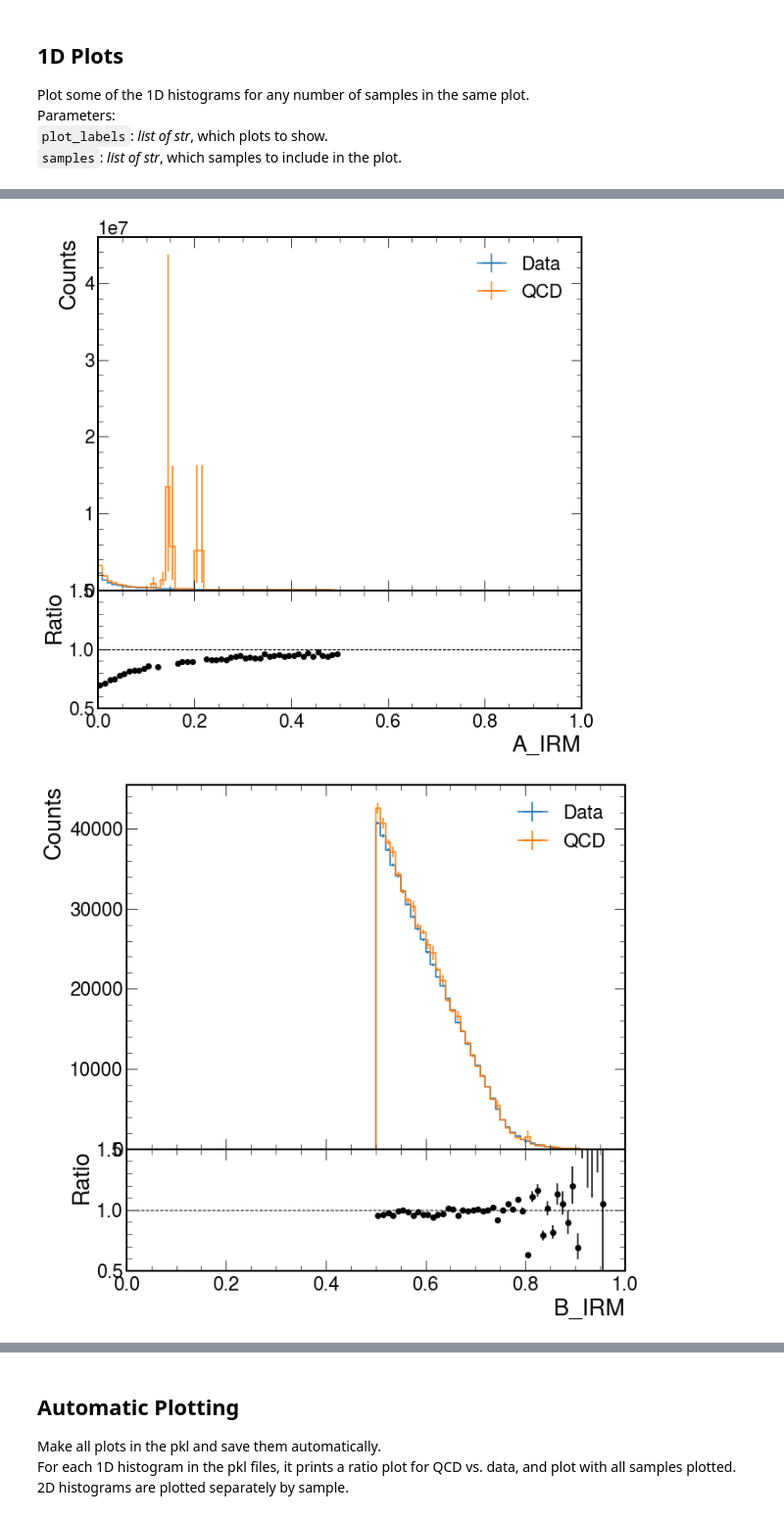
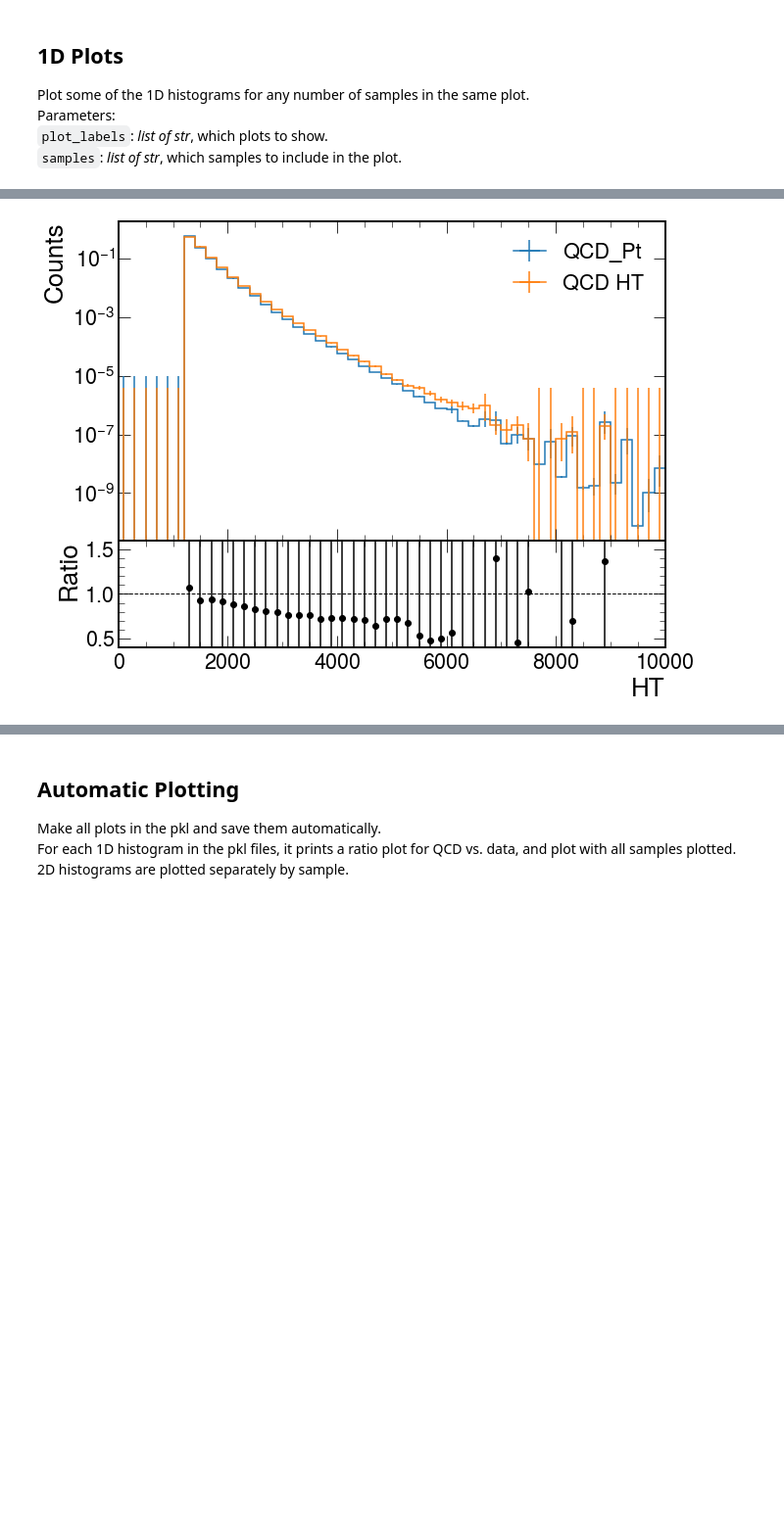
Before and after one commit to SUEPPhysics/SUEPCoffea_dask, a Jupyter notebook: plotting/plot.ipynb, the cells around one changed output, grey strips where cells are left out. Shown at 98% size. Drawn from its saved outputs; the diff is of its cells as text; code cells hidden in the pictures; blank space fills up the shorter version.

```diff
--- a/plotting/plot.ipynb
+++ b/plotting/plot.ipynb
@@ -15,4 +15,5 @@ from plot_utils import *
 warnings.filterwarnings('ignore')
 hep.style.use("CMS")
 matplotlib.rcParams.update({'figure.max_open_warning': 0})
+matplotlib.rcParams['figure.facecolor'] = 'white'
 # %% [markdown]
@@ -23,12 +24,12 @@ matplotlib.rcParams.update({'figure.max_open_warning': 0})
 `infile_names`: _array of str_: full paths of .pkl files.<br>
 # %%
 # parameters
-input_label = 'raw'
-output_label = '/home/submit/lavezzo/public_html/SUEP/raw/'
+input_label = 'S1_ntracks_ABCD_ntracks50'
+output_label = '/home/submit/lavezzo/public_html/SUEP/S1_ntracks_ABCD_ntracks50/'
 file_ext = '.png'
 
 # input .pkl files
-plotDir = os.getcwd()
+plotDir = '/work/submit/lavezzo/SUEP/plotting/'
 infile_all = [plotDir+'/outputs/'+dataset for dataset in os.listdir(plotDir+'/outputs/')]
 
 # some predefined samples to choose from
@@ -44,7 +45,7 @@ infile_names_SUEP = [f for f in infile_all if ('SUEP-m' in f)]
 # assign your choice to infile_names
 infile_names = infile_names_2018 + infile_names_SUEP
 includers = [input_label+'.pkl']
-excluders = ['QCD_Pt', '.root']
+excluders = ['.root']
 infile_names = [f for f in infile_names if all([i in f for i in includers])]
 infile_names = [f for f in infile_names if not any([e in f for e in excluders])]
 # %% [markdown]
@@ -177,8 +191,8 @@ Parameters:<br>
 `plot_label`: _str_, which plot to show.<br>
 `samples`: _list of str_, which samples to include in the plot.
 # %%
-plot_label = '2D_SUEP_spher_ntracks_IRM'
-samples = ['QCD_MC']
+plot_label = '2D_ntracks_SUEP_pt_avg_IRM'
+samples = ['QCD_Pt']
 #samples += ['SUEP-m125-generic', 'SUEP-m400-generic', 'SUEP-m750-generic', 'SUEP-m1000-generic']
 draw_lines = False
 line_x = 0.5
@@ -209,25 +225,30 @@ Parameters:<br>
 `plot_labels`: _list of str_, which plots to make.
 # %%
 selection = 'IRM'
-plot_labels = ['A','B','C','D_exp']
+plot_labels = ['ht']
 #plot_labels = ['A_ngood_fastjets']
 
 for plot_label in plot_labels:
 
     plot_label += '_'+selection
 
     # QCD hist for ABCD region
-    hdata = plots['data'][plot_label]
-    hQCD_MC = plots['QCD_MC'][plot_label]
+    hdata = plots['QCD_Pt'][plot_label][::2j]
+    hQCD_MC = plots['QCD_HT'][plot_label][::2j]
 
+    hdata /= hdata.sum().value
+    hQCD_MC /= hQCD_MC.sum().value
+
+    fig = plt.figure(figsize=(10, 8))
     _ = hdata.plot_ratio(hQCD_MC,
-                     rp_num_label='Data',
-                     rp_denom_label='QCD')
+                     rp_num_label='QCD_Pt',
+                     rp_denom_label='QCD HT')
 
-    #plt.xlim(0,100)
-    plt.ylim(0.5,1.5)
+    fig.axes[0].set_yscale("log")
+    #fig.axes[0].set_xlim(0, 2000)
+    #fig.axes[0].set_ylim(1e-5, 1e7)
+    fig.axes[1].set_ylim(0.4,1.6)
     plt.savefig(output_label + plot_label + file_ext, bbox_inches='tight')
     plt.show()
 # %% [output]
-[figure, old version]
+[figure, new version]
-[figure, removed]
```
Also changed, not shown: parts of 19 cells of this notebook, 4 other files.
